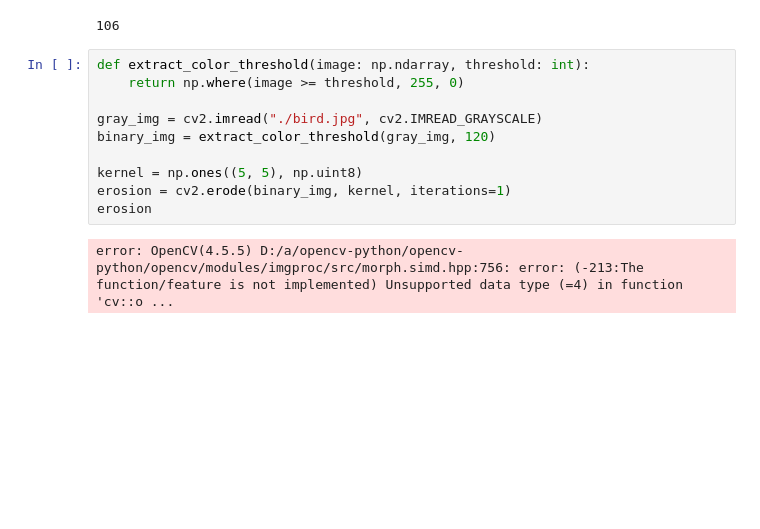
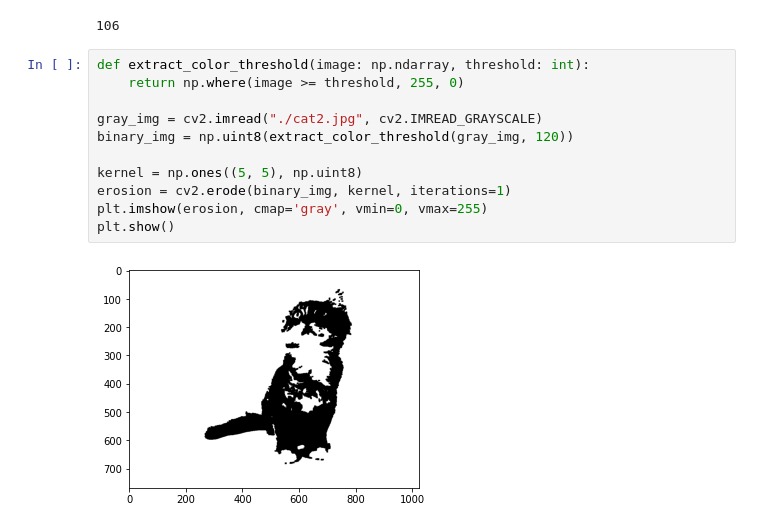
Before and after one commit to wadhah101/Image-Processing, a Jupyter notebook: tp4.ipynb, the cells around one changed output. Saved outputs shown, nothing was run; the diff lists cells and outputs as text; blank space fills up the shorter version.

```diff
--- a/tp4.ipynb
+++ b/tp4.ipynb
@@ -67,12 +67,13 @@ otsu_thresholding(hist_blue)
 # %%
 def extract_color_threshold(image: np.ndarray, threshold: int):
     return np.where(image >= threshold, 255, 0)
 
-gray_img = cv2.imread("./bird.jpg", cv2.IMREAD_GRAYSCALE)
-binary_img = extract_color_threshold(gray_img, 120)
+gray_img = cv2.imread("./cat2.jpg", cv2.IMREAD_GRAYSCALE)
+binary_img = np.uint8(extract_color_threshold(gray_img, 120))
 
 kernel = np.ones((5, 5), np.uint8)
 erosion = cv2.erode(binary_img, kernel, iterations=1)
-erosion
+plt.imshow(erosion, cmap='gray', vmin=0, vmax=255)
+plt.show()
 # %% [output]
-error: OpenCV(4.5.5) D:/a/opencv-python/opencv-python/opencv/modules/imgproc/src/morph.simd.hpp:756: error: (-213:The function/feature is not implemented) Unsupported data type (=4) in function 'cv::o ...
+[figure, added]
```
Also changed, not shown: parts of 1 cell of this notebook, 1 other file.
